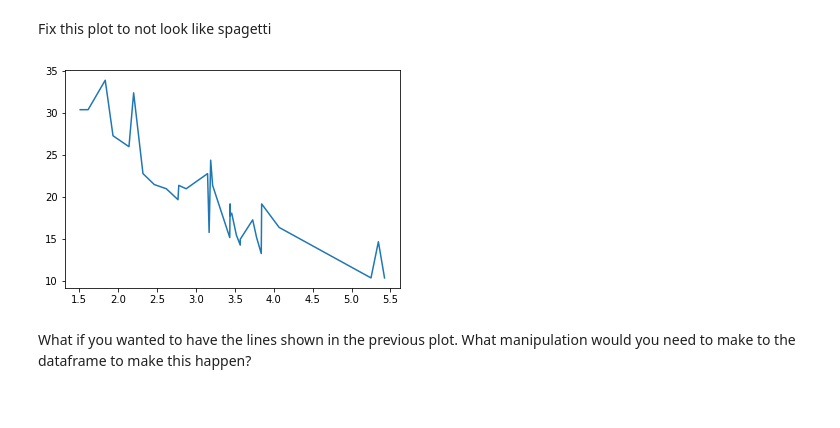
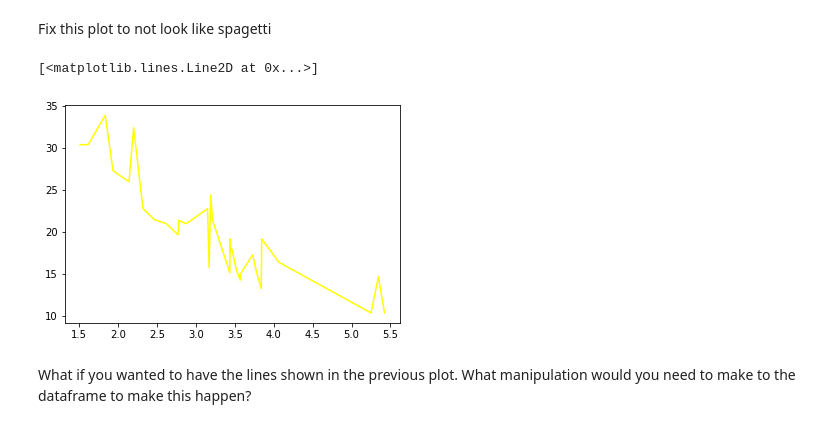
Before and after one commit to AlizaShamsi/NumericalPython, a Jupyter notebook: distribute_lab3.ipynb, the cells around one changed output. Saved outputs shown, nothing was run; the diff lists cells and outputs as text; code cells hidden in the pictures.

```diff
--- a/distribute_lab3.ipynb
+++ b/distribute_lab3.ipynb
@@ -122,11 +121,12 @@ Fix this plot to not look like spagetti
 # %%
 # your code here
 ndf=dfcars[['mpg','wt']]
 sdf=ndf.sort_values('wt')
 sdf
-plt.plot(sdf.wt,sdf.mpg);
+plt.plot(sdf.wt,sdf.mpg,ms=4,color="yellow")
 # %% [output]
+[<matplotlib.lines.Line2D at 0x...>]
-[figure, old version]
+[figure, new version]
 # %% [markdown]
 What if you wanted to have the lines shown in the previous plot. What manipulation would you need to make to the dataframe to make this happen?
 # %%
```
Also changed, not shown: parts of 1 cell of this notebook.
